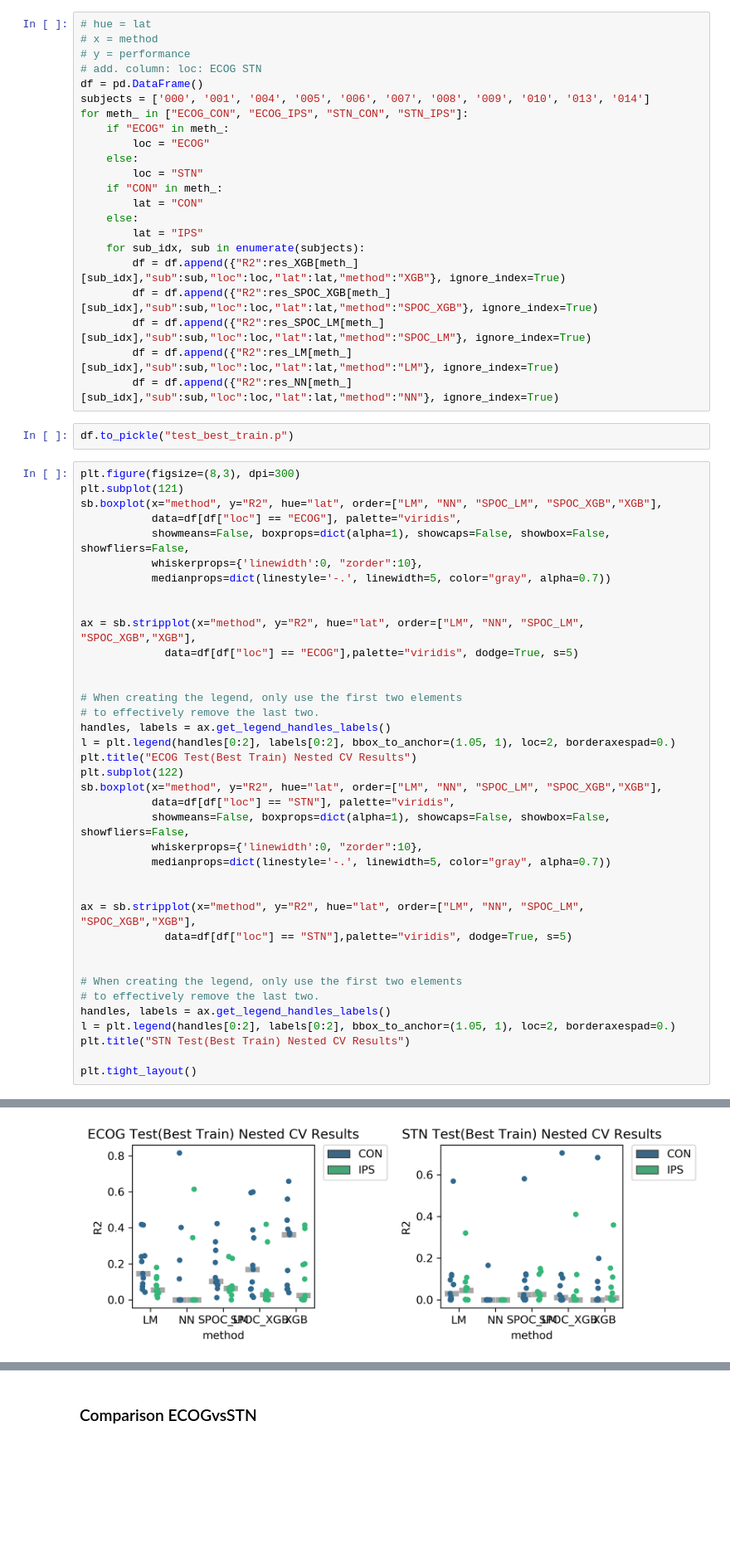
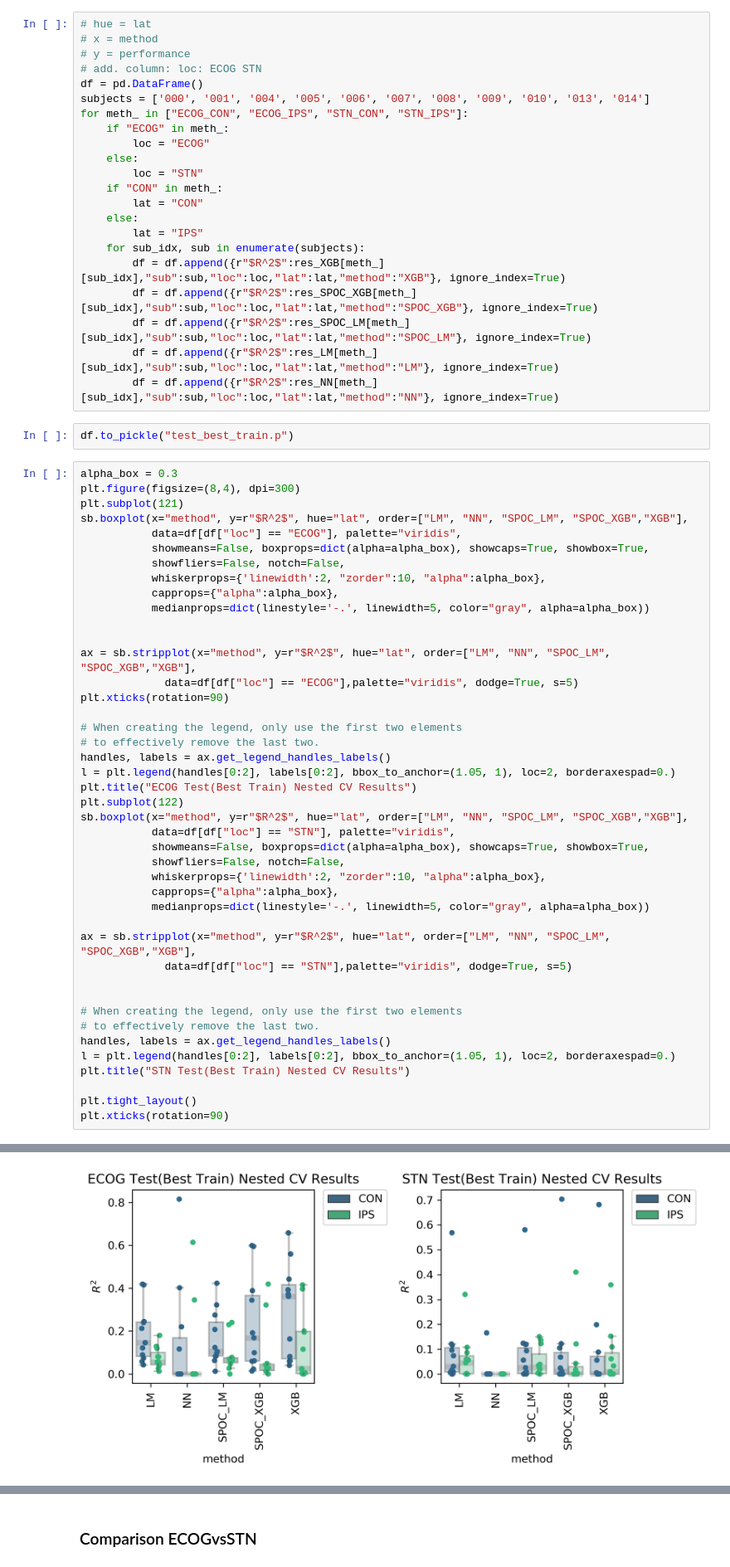
Before and after one commit to neuromodulation/icn, a Jupyter notebook: ECOG_vs_STN/Results_Analysis/Figure3.ipynb, the cells around one changed output, grey strips where cells are left out. Shown at 83% size. Cells and saved outputs as stored; diff of their text form; blank space fills up the shorter version.

```diff
--- a/ECOG_vs_STN/Results_Analysis/Figure3.ipynb
+++ b/ECOG_vs_STN/Results_Analysis/Figure3.ipynb
@@ -251,26 +258,29 @@ for meth_ in ["ECOG_CON", "ECOG_IPS", "STN_CON", "STN_IPS"]:
     else:
         lat = "IPS"
     for sub_idx, sub in enumerate(subjects):
-        df = df.append({"R2":res_XGB[meth_][sub_idx],"sub":sub,"loc":loc,"lat":lat,"method":"XGB"}, ignore_index=True)
-        df = df.append({"R2":res_SPOC_XGB[meth_][sub_idx],"sub":sub,"loc":loc,"lat":lat,"method":"SPOC_XGB"}, ignore_index=True)
-        df = df.append({"R2":res_SPOC_LM[meth_][sub_idx],"sub":sub,"loc":loc,"lat":lat,"method":"SPOC_LM"}, ignore_index=True)
-        df = df.append({"R2":res_LM[meth_][sub_idx],"sub":sub,"loc":loc,"lat":lat,"method":"LM"}, ignore_index=True)
-        df = df.append({"R2":res_NN[meth_][sub_idx],"sub":sub,"loc":loc,"lat":lat,"method":"NN"}, ignore_index=True)
+        df = df.append({r"$R^2$":res_XGB[meth_][sub_idx],"sub":sub,"loc":loc,"lat":lat,"method":"XGB"}, ignore_index=True)
+        df = df.append({r"$R^2$":res_SPOC_XGB[meth_][sub_idx],"sub":sub,"loc":loc,"lat":lat,"method":"SPOC_XGB"}, ignore_index=True)
+        df = df.append({r"$R^2$":res_SPOC_LM[meth_][sub_idx],"sub":sub,"loc":loc,"lat":lat,"method":"SPOC_LM"}, ignore_index=True)
+        df = df.append({r"$R^2$":res_LM[meth_][sub_idx],"sub":sub,"loc":loc,"lat":lat,"method":"LM"}, ignore_index=True)
+        df = df.append({r"$R^2$":res_NN[meth_][sub_idx],"sub":sub,"loc":loc,"lat":lat,"method":"NN"}, ignore_index=True)
 # %%
 df.to_pickle("test_best_train.p")
 # %%
-plt.figure(figsize=(8,3), dpi=300)
+alpha_box = 0.3
+plt.figure(figsize=(8,4), dpi=300)
 plt.subplot(121)
-sb.boxplot(x="method", y="R2", hue="lat", order=["LM", "NN", "SPOC_LM", "SPOC_XGB","XGB"],
+sb.boxplot(x="method", y=r"$R^2$", hue="lat", order=["LM", "NN", "SPOC_LM", "SPOC_XGB","XGB"],
            data=df[df["loc"] == "ECOG"], palette="viridis",
-           showmeans=False, boxprops=dict(alpha=1), showcaps=False, showbox=False, showfliers=False,
-           whiskerprops={'linewidth':0, "zorder":10},
-           medianprops=dict(linestyle='-.', linewidth=5, color="gray", alpha=0.7))
+           showmeans=False, boxprops=dict(alpha=alpha_box), showcaps=True, showbox=True,
+           showfliers=False, notch=False,
+           whiskerprops={'linewidth':2, "zorder":10, "alpha":alpha_box},
+           capprops={"alpha":alpha_box},
+           medianprops=dict(linestyle='-.', linewidth=5, color="gray", alpha=alpha_box))
 
 
-ax = sb.stripplot(x="method", y="R2", hue="lat", order=["LM", "NN", "SPOC_LM", "SPOC_XGB","XGB"],
+ax = sb.stripplot(x="method", y=r"$R^2$", hue="lat", order=["LM", "NN", "SPOC_LM", "SPOC_XGB","XGB"],
              data=df[df["loc"] == "ECOG"],palette="viridis", dodge=True, s=5)
-
+plt.xticks(rotation=90)
 
 # When creating the legend, only use the first two elements
 # to effectively remove the last two.
@@ -278,14 +288,15 @@ handles, labels = ax.get_legend_handles_labels()
 l = plt.legend(handles[0:2], labels[0:2], bbox_to_anchor=(1.05, 1), loc=2, borderaxespad=0.)
 plt.title("ECOG Test(Best Train) Nested CV Results")
 plt.subplot(122)
-sb.boxplot(x="method", y="R2", hue="lat", order=["LM", "NN", "SPOC_LM", "SPOC_XGB","XGB"],
+sb.boxplot(x="method", y=r"$R^2$", hue="lat", order=["LM", "NN", "SPOC_LM", "SPOC_XGB","XGB"],
            data=df[df["loc"] == "STN"], palette="viridis",
-           showmeans=False, boxprops=dict(alpha=1), showcaps=False, showbox=False, showfliers=False,
-           whiskerprops={'linewidth':0, "zorder":10},
-           medianprops=dict(linestyle='-.', linewidth=5, color="gray", alpha=0.7))
+           showmeans=False, boxprops=dict(alpha=alpha_box), showcaps=True, showbox=True,
+           showfliers=False, notch=False,
+           whiskerprops={'linewidth':2, "zorder":10, "alpha":alpha_box},
+           capprops={"alpha":alpha_box},
+           medianprops=dict(linestyle='-.', linewidth=5, color="gray", alpha=alpha_box))
 
-
-ax = sb.stripplot(x="method", y="R2", hue="lat", order=["LM", "NN", "SPOC_LM", "SPOC_XGB","XGB"],
+ax = sb.stripplot(x="method", y=r"$R^2$", hue="lat", order=["LM", "NN", "SPOC_LM", "SPOC_XGB","XGB"],
              data=df[df["loc"] == "STN"],palette="viridis", dodge=True, s=5)
 
 
@@ -296,4 +307,5 @@ l = plt.legend(handles[0:2], labels[0:2], bbox_to_anchor=(1.05, 1), loc=2, borde
 plt.title("STN Test(Best Train) Nested CV Results")
 
 plt.tight_layout()
+plt.xticks(rotation=90)
 # %% [output]
@@ -300 +313 @@ plt.tight_layout()
-[figure, old version]
+[figure, new version]
```
Also changed, not shown: parts of 31 cells of this notebook, 14 other files.
